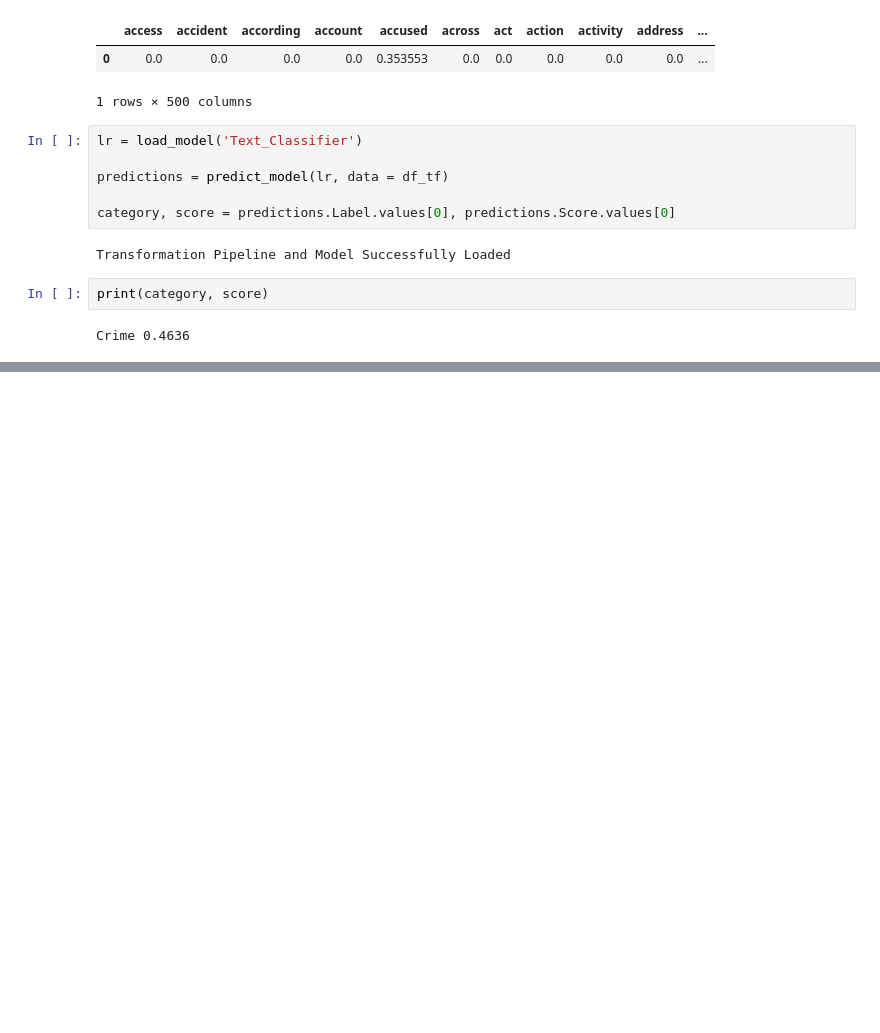
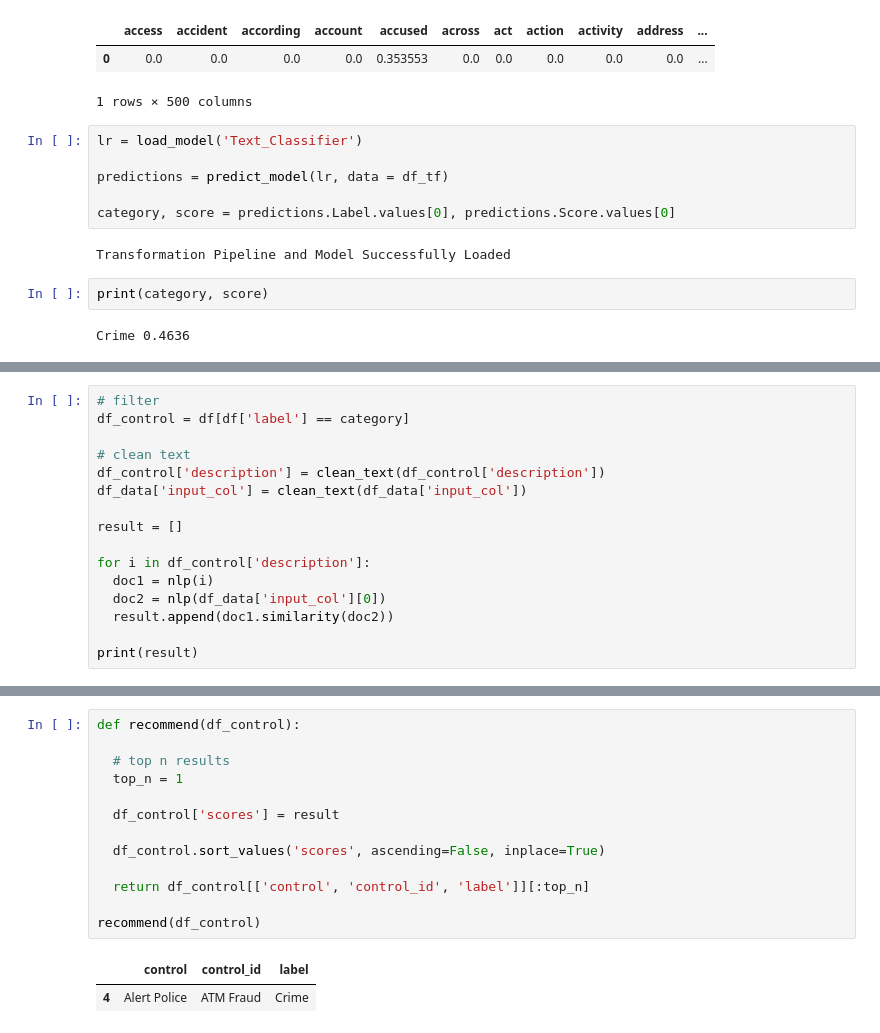
Before and after one commit to Qiwei97/Machine-Learning-Models, a Jupyter notebook: NLP Projects/Recommender System (TF_IDF).ipynb, the cells around one changed output, grey strips where cells are left out. Cells and saved outputs as stored; diff of their text form; blank space fills up the shorter version.

```diff
--- a/NLP Projects/Recommender System (TF_IDF).ipynb
+++ b/NLP Projects/Recommender System (TF_IDF).ipynb
@@ -636,0 +582,16 @@ recommend(new_text, category)
+# %%
+# filter
+df_control = df[df['label'] == category]
+
+# clean text
+df_control['description'] = clean_text(df_control['description'])
+df_data['input_col'] = clean_text(df_data['input_col'])
+
+result = []
+
+for i in df_control['description']:
+  doc1 = nlp(i)
+  doc2 = nlp(df_data['input_col'][0])
+  result.append(doc1.similarity(doc2))
+
+print(result)
@@ -636,0 +608,16 @@ recommend(new_text, category)
+# %%
+def recommend(df_control):
+
+  # top n results
+  top_n = 1
+
+  df_control['scores'] = result
+
+  df_control.sort_values('scores', ascending=False, inplace=True)
+
+  return df_control[['control', 'control_id', 'label']][:top_n]
+
+recommend(df_control)
+# %% [output]
+|  | control | control_id | label |
+| 4 | Alert Police | ATM Fraud | Crime |
```
Also changed, not shown: parts of 25 cells of this notebook, 1 other file.
